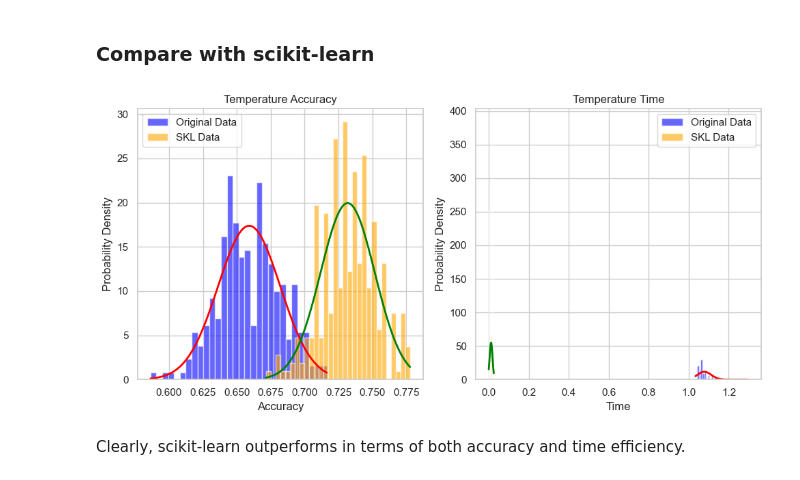
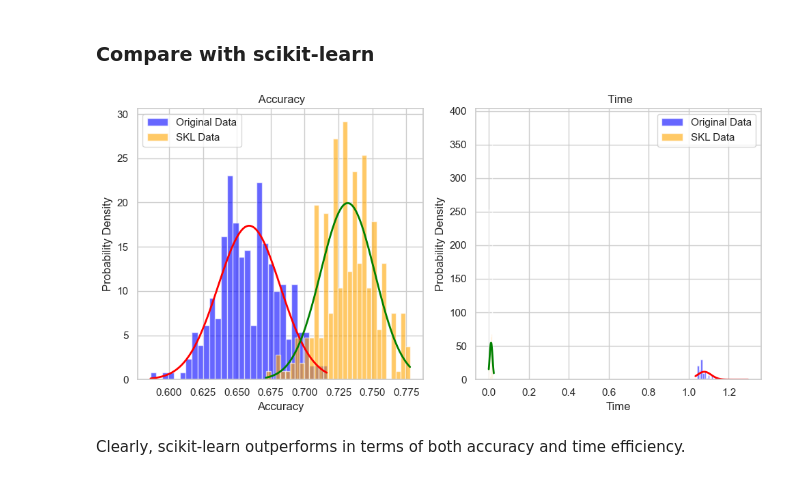
Before and after one commit to livingspring/CS7324LabAssignment, a Jupyter notebook: Lab3.ipynb, the cells around one changed output. Cells and saved outputs as stored; diff of their text form; code cells hidden in the pictures.

```diff
--- a/Lab3.ipynb
+++ b/Lab3.ipynb
@@ -845,37 +845,37 @@ x_acc_skl = np.linspace(min(temp_acc_skl), max(temp_acc_skl), 100)
 pdf_acc_skl = (1/(sigma_acc_skl * np.sqrt(2 * np.pi))) * np.exp(-0.5 * ((x_acc_skl - mu_acc_skl) / sigma_acc_skl)**2)
 plt.plot(x_acc_skl, pdf_acc_skl, color='green', linewidth=2)
 
-plt.title('Temperature Accuracy')
+plt.title(' Accuracy')
 plt.xlabel('Accuracy')
 plt.ylabel('Probability Density')
 plt.legend()
 
 # Histogram of temperature time
 plt.subplot(1, 2, 2)
 plt.hist(temp_time, bins=30, density=True, alpha=0.6, color='blue', label='Original Data')
 plt.hist(temp_time_skl, bins=30, density=True, alpha=0.6, color='orange', label='SKL Data')
 
 # Fit a normal distribution to the original data
 mu_time, sigma_time = np.mean(temp_time), np.std(temp_time)
 x_time = np.linspace(min(temp_time), max(temp_time), 100)
 pdf_time = (1/(sigma_time * np.sqrt(2 * np.pi))) * np.exp(-0.5 * ((x_time - mu_time) / sigma_time)**2)
 plt.plot(x_time, pdf_time, color='red', linewidth=2)
 
 # Fit a normal distribution to the SKL data
 mu_time_skl, sigma_time_skl = np.mean(temp_time_skl), np.std(temp_time_skl)
 x_time_skl = np.linspace(min(temp_time_skl), max(temp_time_skl), 100)
 pdf_time_skl = (1/(sigma_time_skl * np.sqrt(2 * np.pi))) * np.exp(-0.5 * ((x_time_skl - mu_time_skl) / sigma_time_skl)**2)
 plt.plot(x_time_skl, pdf_time_skl, color='green', linewidth=2)
 
-plt.title('Temperature Time')
+plt.title(' Time')
 plt.xlabel('Time')
 plt.ylabel('Probability Density')
 plt.legend()
 
 plt.tight_layout()
 plt.show()
 # %% [output]
-[figure, old version]
+[figure, new version]
 # %% [markdown]
 Clearly, scikit-learn outperforms in terms of both accuracy and time efficiency.
 # %% [markdown]
```
Also changed, not shown: parts of 7 cells of this notebook.
